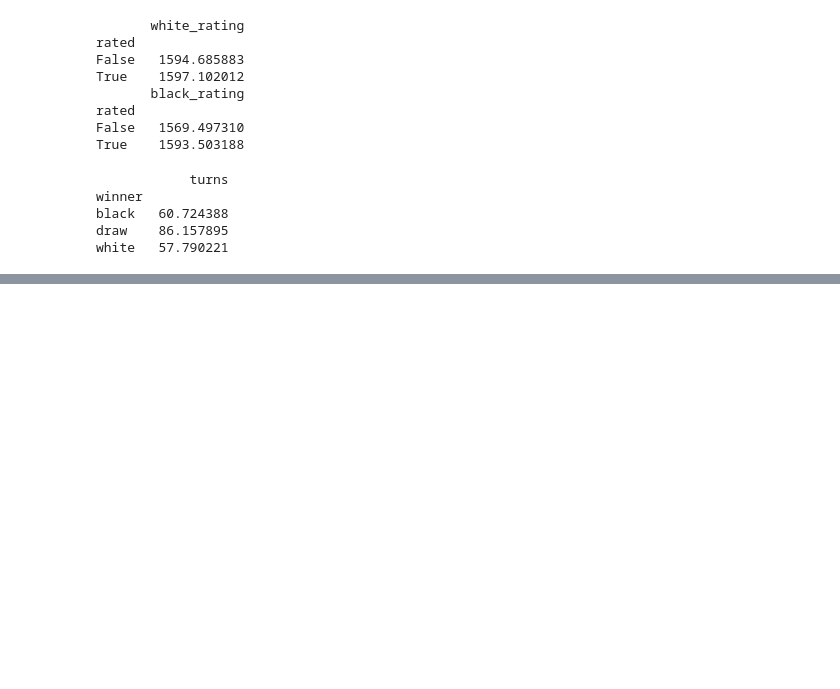
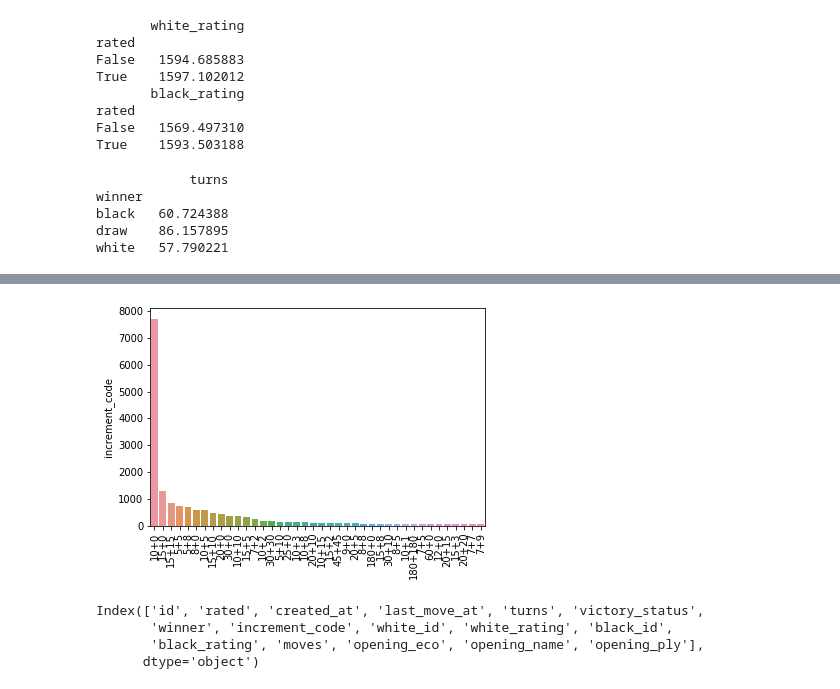
Before and after one commit to cbennudr/ds_chess, a Jupyter notebook: ds_chess_eda.ipynb, the cells around one changed output, grey strips where cells are left out. Drawn from its saved outputs; the diff is of its cells as text; code cells hidden in the pictures; blank space fills up the shorter version.

```diff
--- a/ds_chess_eda.ipynb
+++ b/ds_chess_eda.ipynb
@@ -83,0 +83,14 @@ white   57.790221
+# %%
+vc = df['increment_code'].value_counts()[:40]
+chart = sns.barplot(x=vc.index, y=vc)
+chart.set_xticklabels(chart.get_xticklabels(), rotation=90)
+plt.show()
+# %% [output]
+[figure, added]
+# %%
+df.columns
+# %% [output]
+Index(['id', 'rated', 'created_at', 'last_move_at', 'turns', 'victory_status',
+       'winner', 'increment_code', 'white_id', 'white_rating', 'black_id',
+       'black_rating', 'moves', 'opening_eco', 'opening_name', 'opening_ply'],
+      dtype='object')
```
Also changed, not shown: parts of 3 cells of this notebook, 1 other file.
